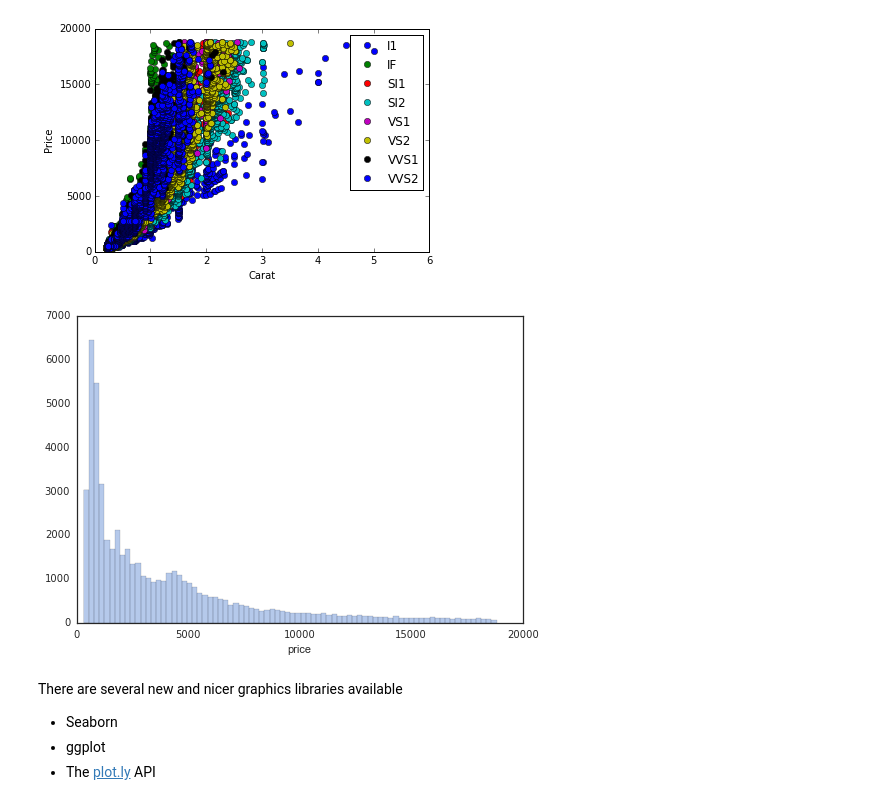
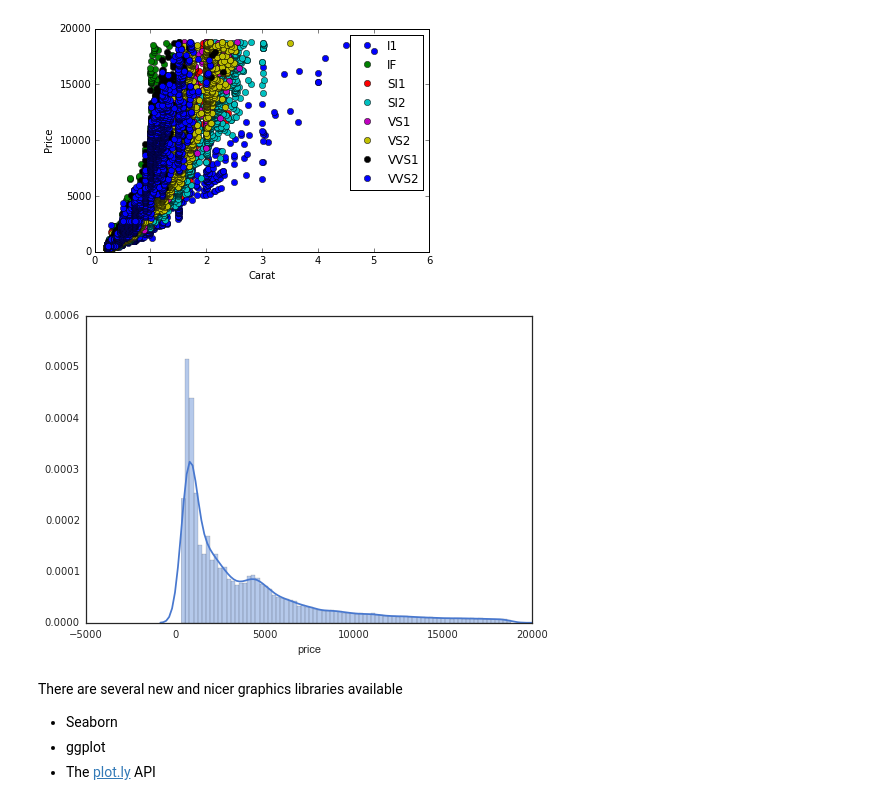
Before and after one commit to araastat/pandasDWDC, a Jupyter notebook: DWDC_Pandas_Talk.ipynb, the cells around one changed output. Saved outputs shown, nothing was run; the diff lists cells and outputs as text; code cells hidden in the pictures.

```diff
--- a/DWDC_Pandas_Talk.ipynb
+++ b/DWDC_Pandas_Talk.ipynb
@@ -124,13 +142,13 @@ diamonds.head()
 # %% [markdown]
 # Creating new columns
 # %%
-diamonds['cubic'] = diamonds['length']*diamonds['width']*diamonds['depth']
+#diamonds['cubic'] = diamonds['length']*diamonds['width']*diamonds['depth']
 # diamonds['cubic'] = diamonds[['length','width','depth']].product(axis=1)
-diamonds['total'] = diamonds.length+diamonds.width+diamonds.depth
+#diamonds['total'] = diamonds.length+diamonds.width+diamonds.depth
 # diamonds['total'] = diamonds[['length','width','depth']].sum(axis=1)
 #
-# diamonds.assign(cubic = diamonds[['length','width','depth']].product(axis=1),
-#    total=diamonds[['length','width','depth']].sum(axis=1))
+diamonds.assign(cubic = diamonds[['length','width','depth']].product(axis=1),
+   total=diamonds[['length','width','depth']].sum(axis=1))
 
 diamonds.head()
 # %% [output]
@@ -436,9 +473,9 @@ plt.ylabel('Price');
 # %%
 import seaborn as sns
 sns.set(style='white', palette='muted')
-sns.distplot(diamonds['price'], kde=False);
+sns.distplot(diamonds['price'], kde=True);
 # %% [output]
-[figure, old version]
+[figure, new version]
 # %% [markdown]
 There are several new and nicer graphics libraries available
 
```
Also changed, not shown: parts of 19 cells of this notebook.
